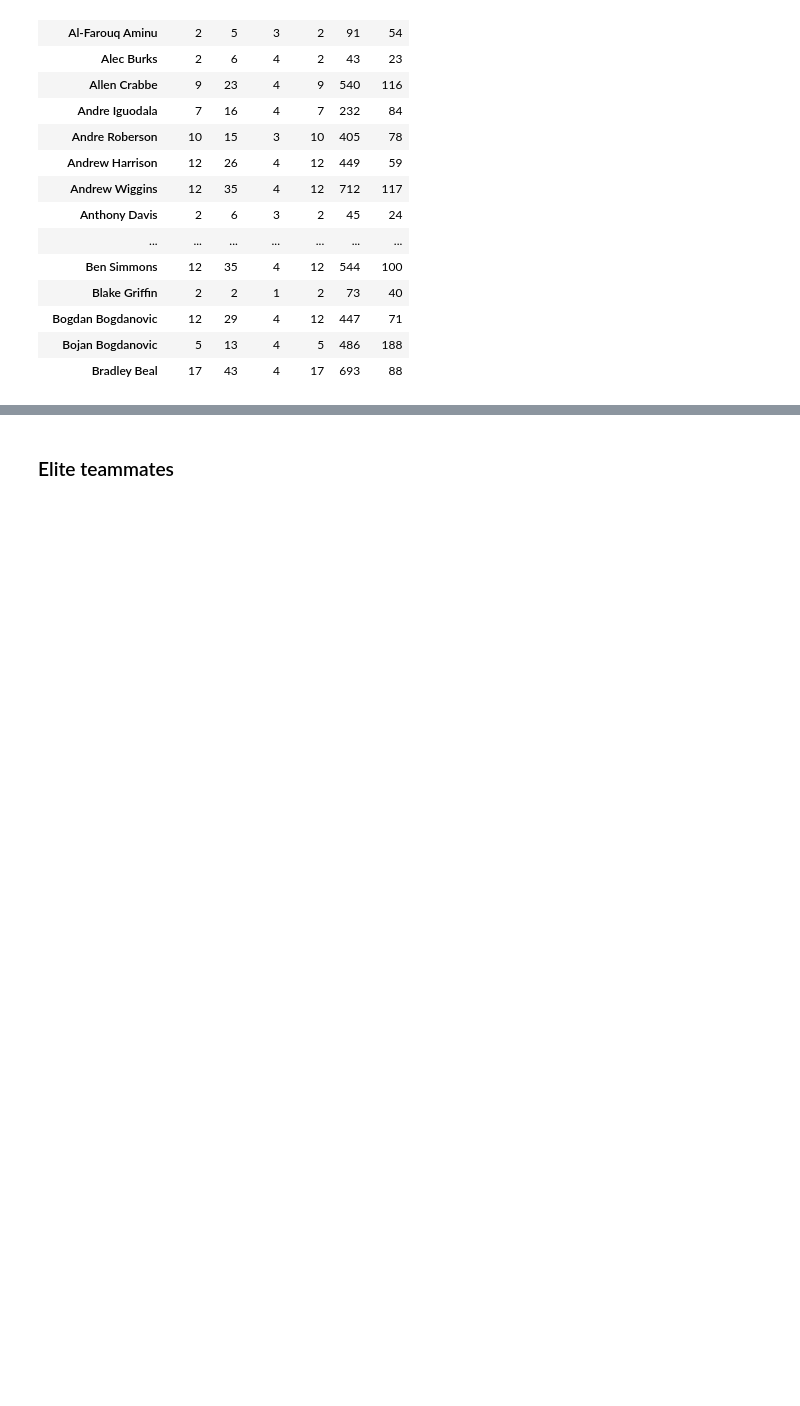
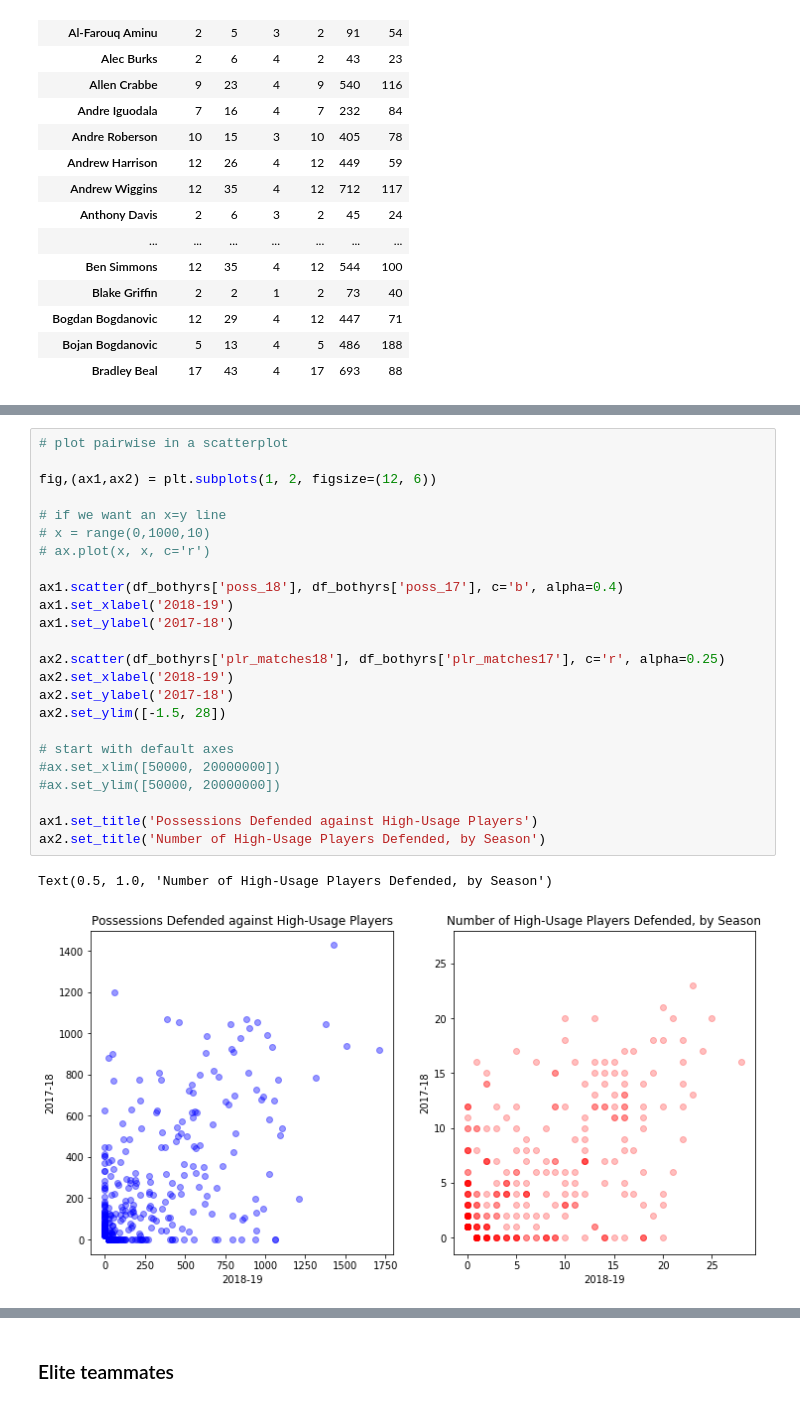
Before and after one commit to sstromberg/nba-project, a Jupyter notebook: guarding_guards.ipynb, the cells around one changed output, grey strips where cells are left out. Drawn from its saved outputs; the diff is of its cells as text; blank space fills up the shorter version.

```diff
--- a/guarding_guards.ipynb
+++ b/guarding_guards.ipynb
@@ -412,0 +445,27 @@ df_bothyrs.head()
+# %%
+# plot pairwise in a scatterplot
+
+fig,(ax1,ax2) = plt.subplots(1, 2, figsize=(12, 6))
+
+# if we want an x=y line
+# x = range(0,1000,10)
+# ax.plot(x, x, c='r')
+
+ax1.scatter(df_bothyrs['poss_18'], df_bothyrs['poss_17'], c='b', alpha=0.4)
+ax1.set_xlabel('2018-19')
+ax1.set_ylabel('2017-18')
+
+ax2.scatter(df_bothyrs['plr_matches18'], df_bothyrs['plr_matches17'], c='r', alpha=0.25)
+ax2.set_xlabel('2018-19')
+ax2.set_ylabel('2017-18')
+ax2.set_ylim([-1.5, 28])
+
+# start with default axes
+#ax.set_xlim([50000, 20000000])
+#ax.set_ylim([50000, 20000000])
+
+ax1.set_title('Possessions Defended against High-Usage Players')
+ax2.set_title('Number of High-Usage Players Defended, by Season')
+# %% [output]
+Text(0.5, 1.0, 'Number of High-Usage Players Defended, by Season')
+[figure, added]
```
Also changed, not shown: parts of 9 cells of this notebook.
